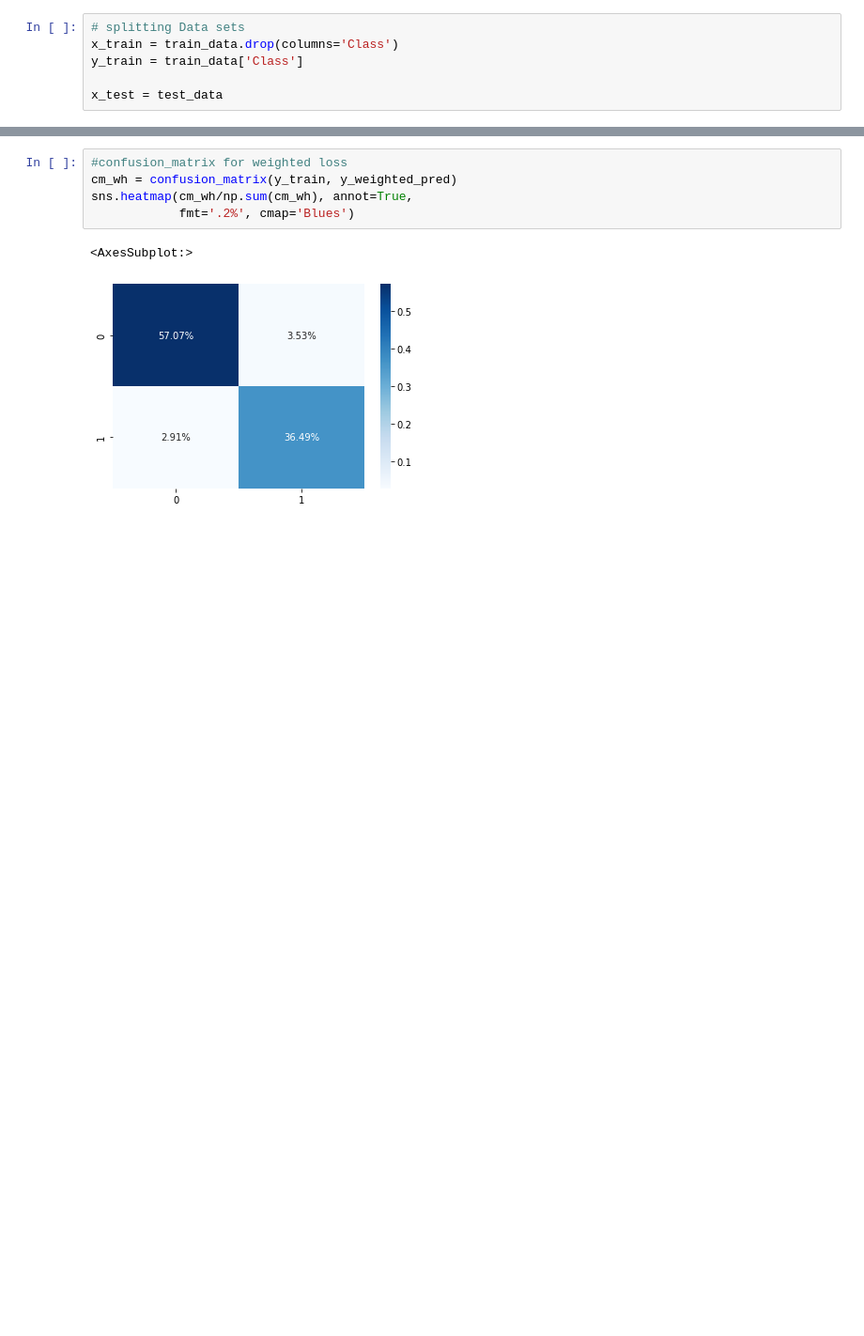
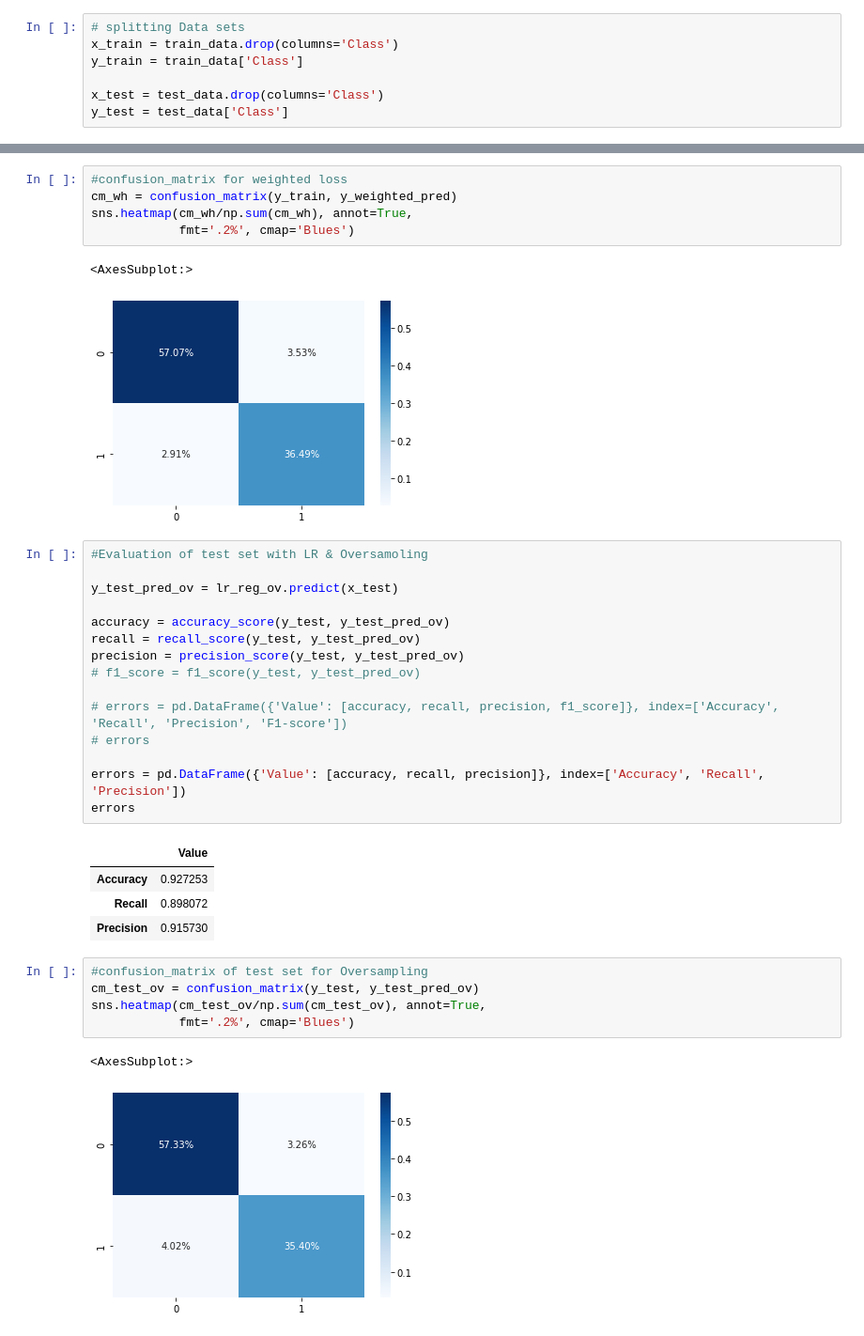
Before and after one commit to pouriaSameti/ML-Projects, a Jupyter notebook: Q3-Spambase/code/dsProject1/Logistic Regression.ipynb, the cells around one changed output, grey strips where cells are left out. Shown: that part at 94% size. Saved outputs shown, nothing was run; the diff lists cells and outputs as text; blank space fills up the shorter version.

Commit message:
spambase -> Evaluation of test set for Oversampling

```diff
--- a/Q3-Spambase/code/dsProject1/Logistic Regression.ipynb
+++ b/Q3-Spambase/code/dsProject1/Logistic Regression.ipynb
@@ -34,7 +34,8 @@ train_data
 x_train = train_data.drop(columns='Class')
 y_train = train_data['Class']
 
-x_test = test_data
+x_test = test_data.drop(columns='Class')
+y_test = test_data['Class']
 # %%
 #Oversampling
 from imblearn.over_sampling import RandomOverSampler
@@ -191,3 +192,31 @@ sns.heatmap(cm_wh/np.sum(cm_wh), annot=True,
 # %% [output]
 <AxesSubplot:>
 [figure]
+# %%
+#Evaluation of test set with LR & Oversamoling
+
+y_test_pred_ov = lr_reg_ov.predict(x_test)
+
+accuracy = accuracy_score(y_test, y_test_pred_ov)
+recall = recall_score(y_test, y_test_pred_ov)
+precision = precision_score(y_test, y_test_pred_ov)
+# f1_score = f1_score(y_test, y_test_pred_ov)
+
+# errors = pd.DataFrame({'Value': [accuracy, recall, precision, f1_score]}, index=['Accuracy', 'Recall', 'Precision', 'F1-score'])
+# errors
+
+errors = pd.DataFrame({'Value': [accuracy, recall, precision]}, index=['Accuracy', 'Recall', 'Precision'])
+errors
+# %% [output]
+|  | Value |
+| Accuracy | 0.927253 |
+| Recall | 0.898072 |
+| Precision | 0.915730 |
+# %%
+#confusion_matrix of test set for Oversampling
+cm_test_ov = confusion_matrix(y_test, y_test_pred_ov)
+sns.heatmap(cm_test_ov/np.sum(cm_test_ov), annot=True,
+            fmt='.2%', cmap='Blues')
+# %% [output]
+<AxesSubplot:>
+[figure, added]
```
